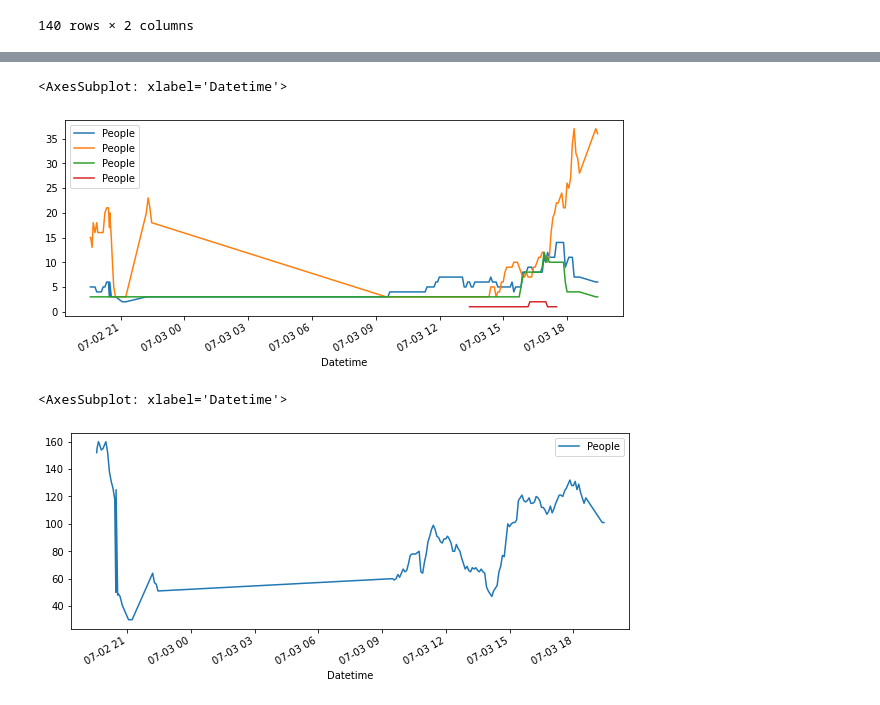
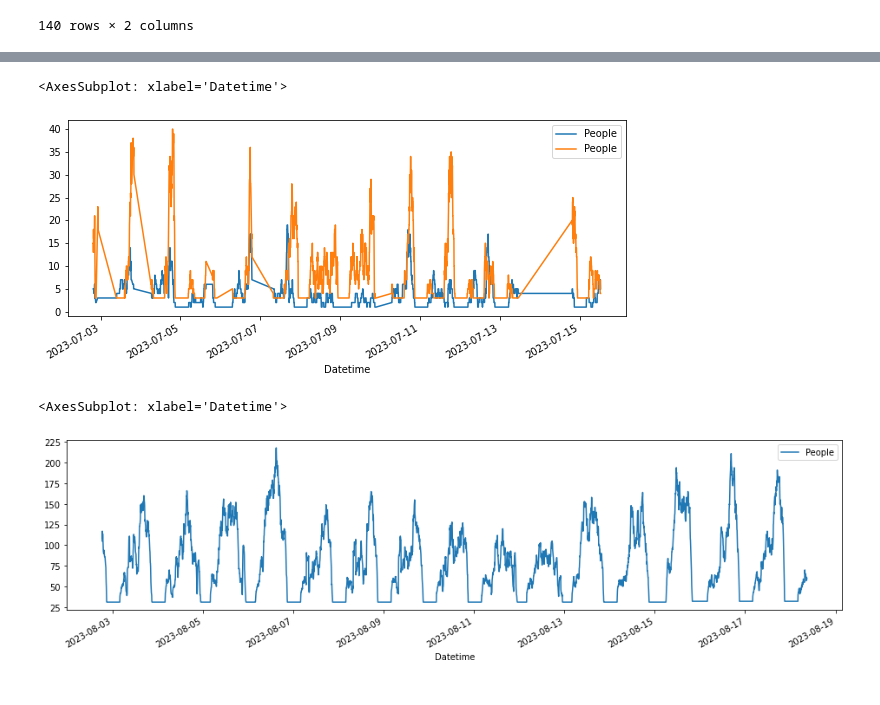
Before and after one commit to Sorebit/osir-scrapper, a Jupyter notebook: osir.ipynb, the cells around one changed output, grey strips where cells are left out. Saved outputs shown, nothing was run; the diff lists cells and outputs as text; code cells hidden in the pictures.

Commit message:
add data

```diff
--- a/osir.ipynb
+++ b/osir.ipynb
@@ -48,13 +41,16 @@ df.loc[df['Group'] == 'SIŁOWNIA']
 # %%
 ax = df.plot(y=df['Group'] == 'SIŁOWNIA', figsize=(10, 4))
 df.plot(y=df['Group'] == 'SAUNA', ax=ax)
-df.plot(y=df['Group'] == 'FITNESS', ax=ax)
-df.plot(y=df['Group'] == 'NAUKA PŁYWANIA', ax=ax)
+# df.plot(y=df['Group'] == 'FITNESS', ax=ax)
+# df.plot(y=df['Group'] == 'NAUKA PŁYWANIA', ax=ax)
+# df.plot(y=df['Group'] == 'O.B. TER. IND. SALA', ax=ax)
+# df.plot(y=df['Group'] == 'BASEN AKT. SENIOR', ax=ax)
 # %% [output]
 <AxesSubplot: xlabel='Datetime'>
-[figure, old version]
+[figure, new version]
 # %%
-df.plot(y=df['Group'] == 'PŁYWALNIA', figsize=(10, 4))
+df = pd.read_csv('./osir-data.csv', parse_dates=['Datetime'], index_col='Datetime')
+df.plot(y=df['Group'] == 'PŁYWALNIA', figsize=(16, 4))
 # %% [output]
 <AxesSubplot: xlabel='Datetime'>
-[figure, old version]
+[figure, new version]
```
Also changed, not shown: parts of 5 cells of this notebook, 6 other files.
